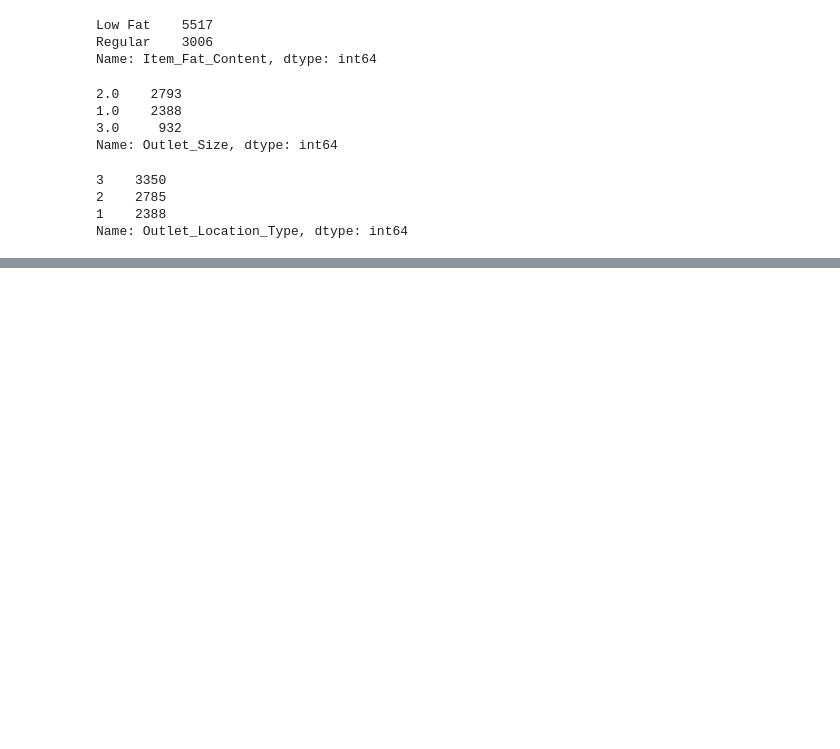
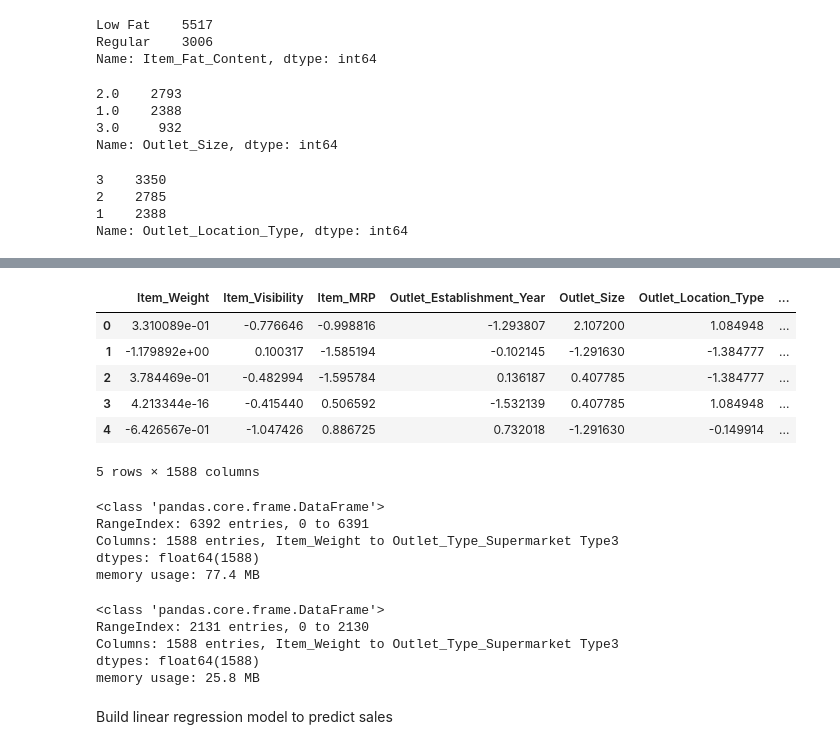
Before and after one commit to erick-huang15/Food-Sales-Predictions, a Jupyter notebook: Food_Sale_Prediction_Pt5.ipynb, the cells around one changed output, grey strips where cells are left out. Cells and saved outputs as stored; diff of their text form; code cells hidden in the pictures; blank space fills up the shorter version.

```diff
--- a/Food_Sale_Prediction_Pt5.ipynb
+++ b/Food_Sale_Prediction_Pt5.ipynb
@@ -167,0 +204,28 @@ X_test_processed = preprocessor.transform(X_test)
+# %%
+X_test_output.head()
+# %% [output]
+|  | Item_Weight | Item_Visibility | Item_MRP | Outlet_Establishment_Year | Outlet_Size | Outlet_Location_Type | ... |
+| 0 | 3.310089e-01 | -0.776646 | -0.998816 | -1.293807 | 2.107200 | 1.084948 | ... |
+| 1 | -1.179892e+00 | 0.100317 | -1.585194 | -0.102145 | -1.291630 | -1.384777 | ... |
+| 2 | 3.784469e-01 | -0.482994 | -1.595784 | 0.136187 | 0.407785 | -1.384777 | ... |
+| 3 | 4.213344e-16 | -0.415440 | 0.506592 | -1.532139 | 0.407785 | 1.084948 | ... |
+| 4 | -6.426567e-01 | -1.047426 | 0.886725 | 0.732018 | -1.291630 | -0.149914 | ... |
+5 rows × 1588 columns
+# %%
+X_train_output.info()
+# %% [output]
+<class 'pandas.core.frame.DataFrame'>
+RangeIndex: 6392 entries, 0 to 6391
+Columns: 1588 entries, Item_Weight to Outlet_Type_Supermarket Type3
+dtypes: float64(1588)
+memory usage: 77.4 MB
+# %%
+X_test_output.info()
+# %% [output]
+<class 'pandas.core.frame.DataFrame'>
+RangeIndex: 2131 entries, 0 to 2130
+Columns: 1588 entries, Item_Weight to Outlet_Type_Supermarket Type3
+dtypes: float64(1588)
+memory usage: 25.8 MB
+# %% [markdown]
+Build linear regression model to predict sales
```
Also changed, not shown: parts of 12 cells of this notebook.
